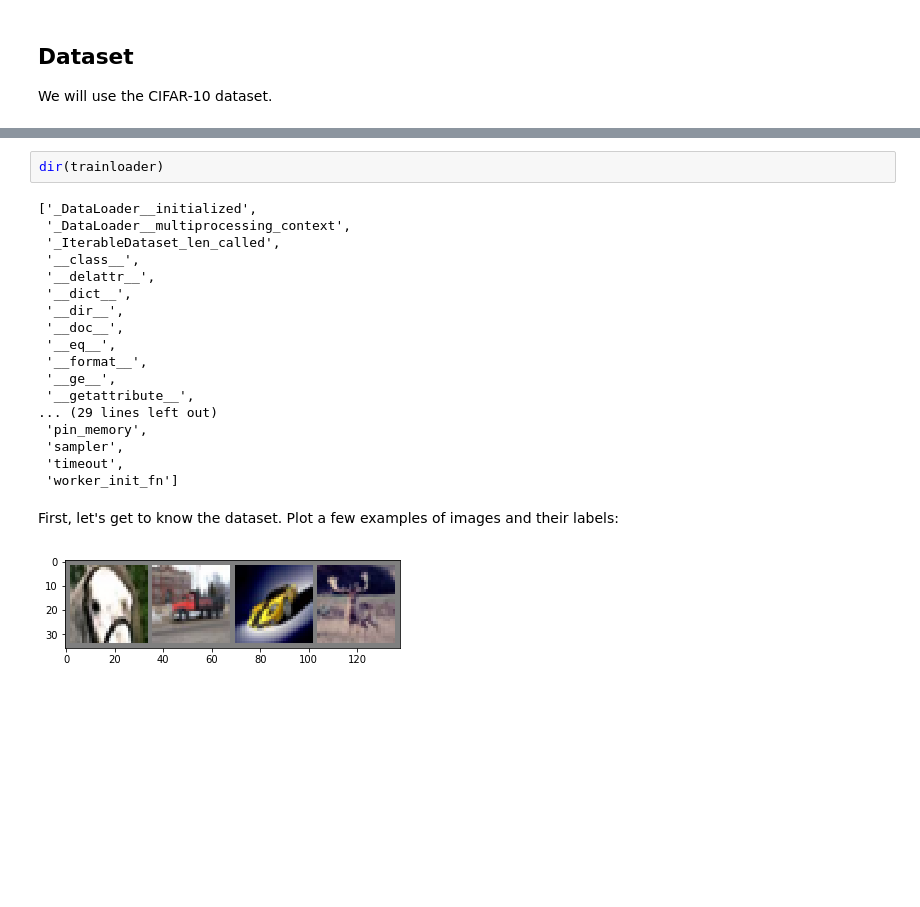
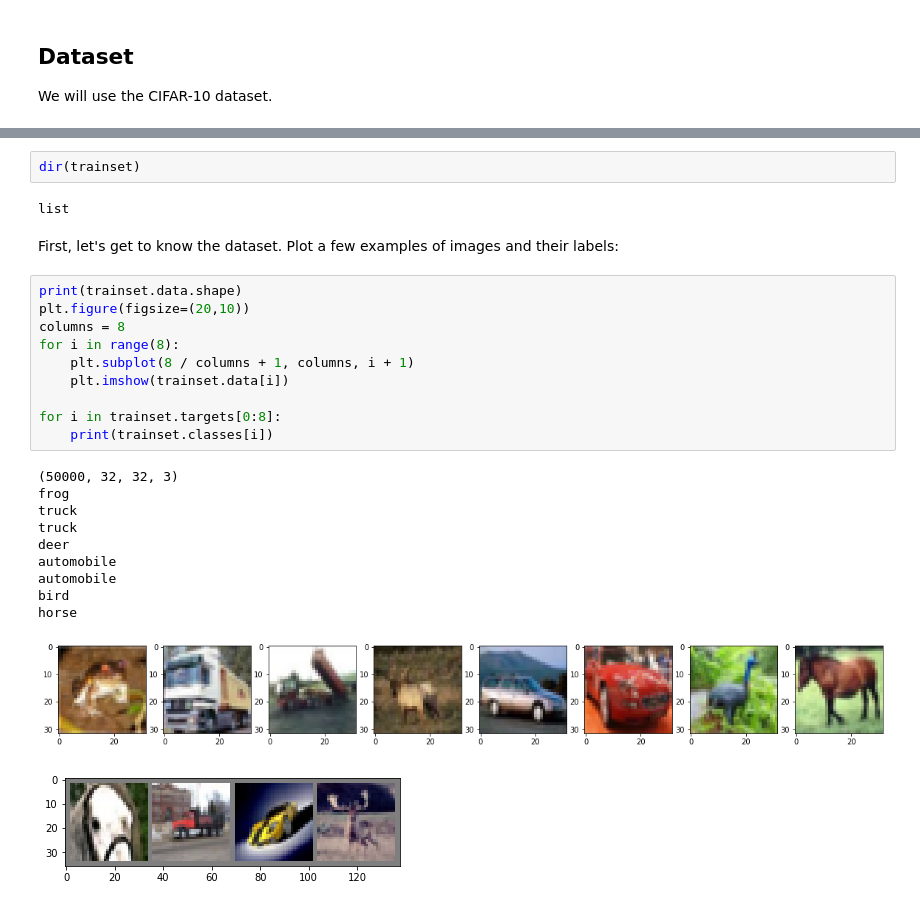
Before and after one commit to GreJerdev/Y-data, a Jupyter notebook: dl/home_work2/NN_in_pytorch.ipynb, the cells around one changed output, grey strips where cells are left out. Saved outputs shown, nothing was run; the diff lists cells and outputs as text; blank space fills up the shorter version.

```diff
--- a/dl/home_work2/NN_in_pytorch.ipynb
+++ b/dl/home_work2/NN_in_pytorch.ipynb
@@ -52,25 +40,30 @@ Files already downloaded and verified
 # %%
-dir(trainloader)
+dir(trainset)
 # %% [output]
-['_DataLoader__initialized',
- '_DataLoader__multiprocessing_context',
- '_IterableDataset_len_called',
- '__class__',
- '__delattr__',
- '__dict__',
- '__dir__',
- '__doc__',
- '__eq__',
- '__format__',
- '__ge__',
- '__getattribute__',
-... (29 lines left out)
- 'pin_memory',
- 'sampler',
- 'timeout',
- 'worker_init_fn']
+list
 # %% [markdown]
 First, let's get to know the dataset. Plot a few examples of images and their labels:
+# %%
+print(trainset.data.shape)
+plt.figure(figsize=(20,10))
+columns = 8
+for i in range(8):
+    plt.subplot(8 / columns + 1, columns, i + 1)
+    plt.imshow(trainset.data[i])
+
+for i in trainset.targets[0:8]:
+    print(trainset.classes[i])
+# %% [output]
+(50000, 32, 32, 3)
+frog
+truck
+truck
+deer
+automobile
+automobile
+bird
+horse
+[figure, added]
 # %%
 # %% [output]
 [figure]
```
Also changed, not shown: parts of 5 cells of this notebook.
